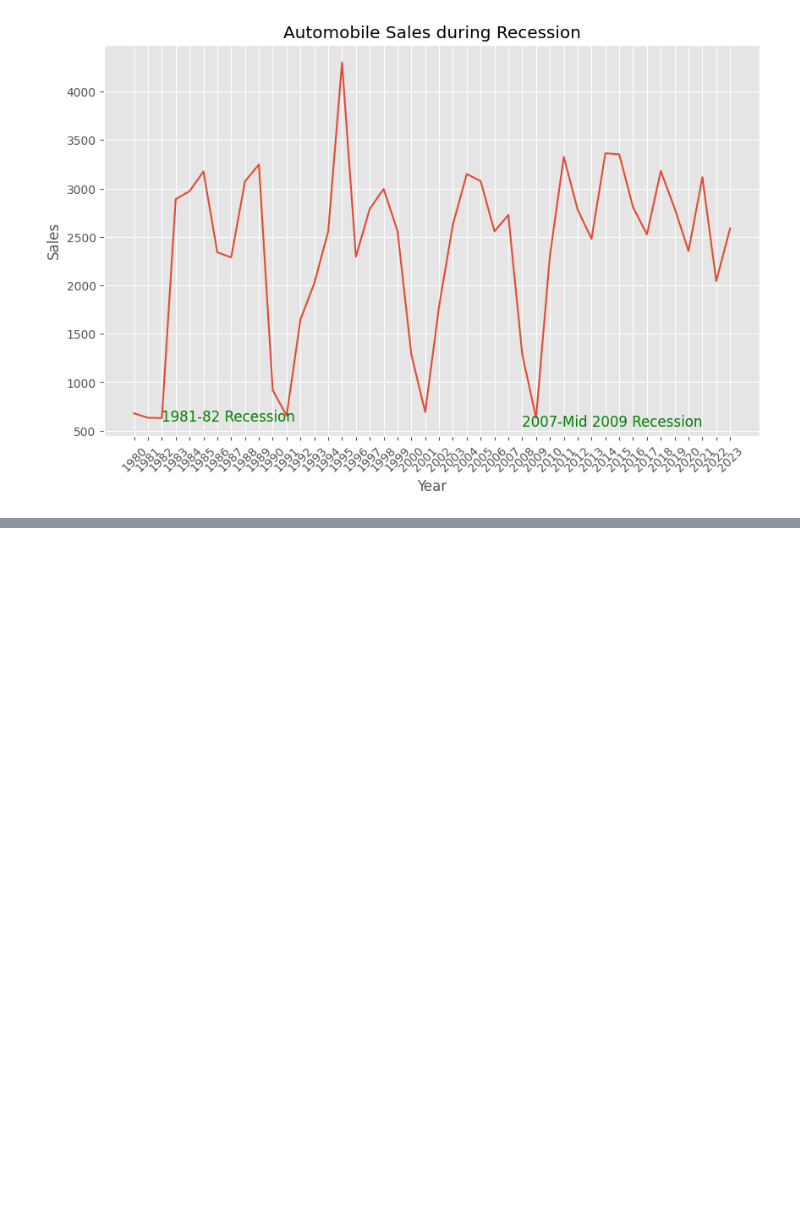
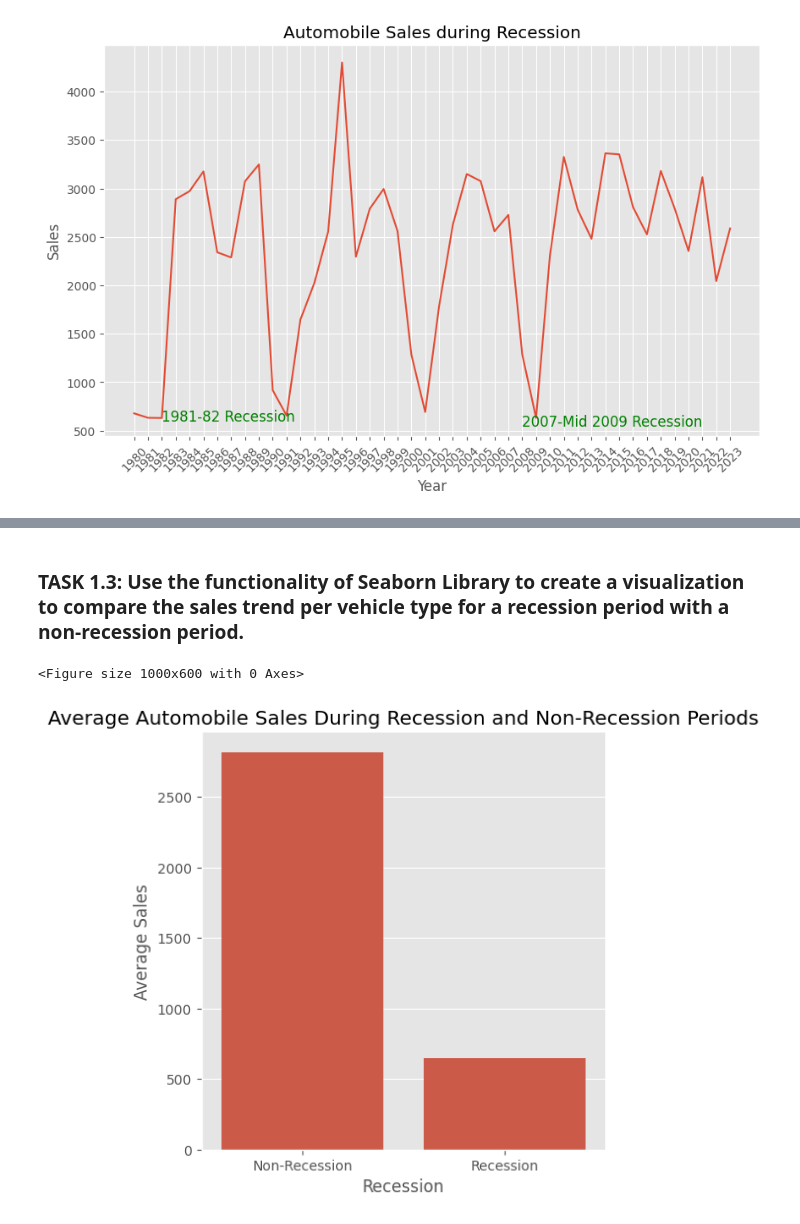
Before and after one commit to desire-del/datascienceprojects, a Jupyter notebook: visualization/final_project.ipynb, the cells around one changed output, grey strips where cells are left out. Drawn from its saved outputs; the diff is of its cells as text; code cells hidden in the pictures; blank space fills up the shorter version.

```diff
--- a/visualization/final_project.ipynb
+++ b/visualization/final_project.ipynb
@@ -128,0 +182,13 @@ plt.show()
+# %% [markdown]
+### TASK 1.3: Use the functionality of **Seaborn Library** to create a visualization to compare the sales trend per vehicle type for a recession period with a non-recession period.
+# %%
+plt.figure(figsize=(10, 6))
+d = df.groupby(["Recession"], as_index=False)["Automobile_Sales"].mean()
+sns.catplot(x="Recession", y="Automobile_Sales", data=d, kind="bar")
+plt.title("Average Automobile Sales During Recession and Non-Recession Periods")
+plt.ylabel("Average Sales")
+plt.xticks([0, 1], ["Non-Recession", "Recession"])
+plt.show()
+# %% [output]
+<Figure size 1000x600 with 0 Axes>
+[figure, added]
```
Also changed, not shown: parts of 27 cells of this notebook.
